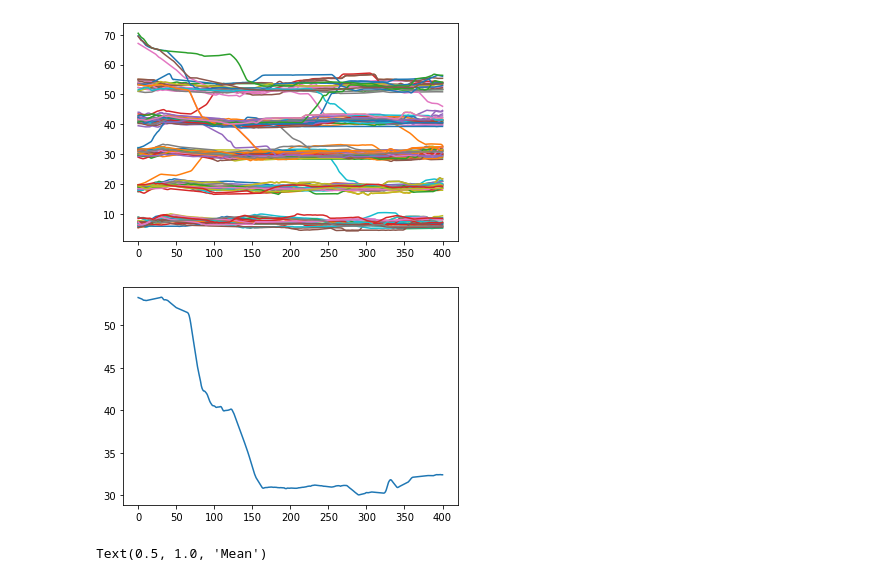
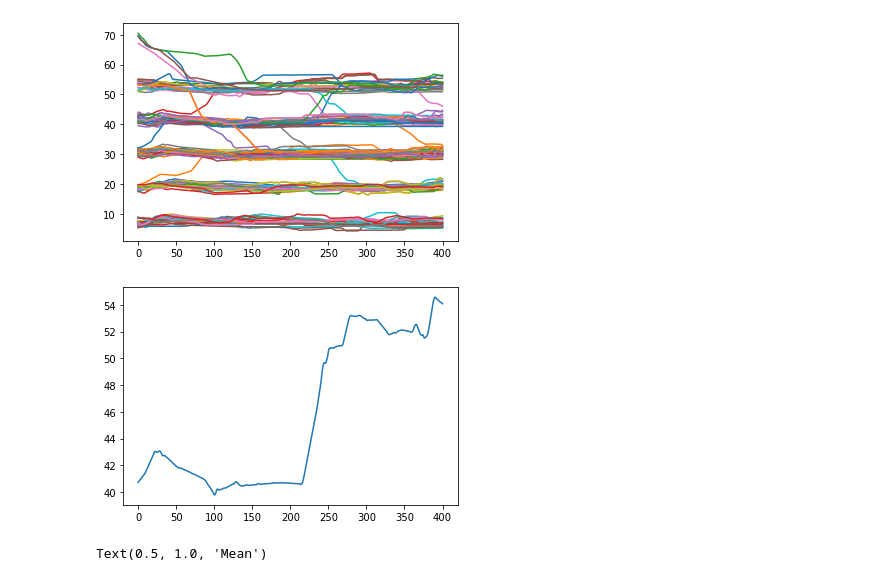
Before and after one commit to thinhhoang95/anomaly-detection-ngsim2, a Jupyter notebook: lanechange/lcsps_test_3.ipynb, the cells around one changed output. Drawn from its saved outputs; the diff is of its cells as text; code cells hidden in the pictures.

```diff
--- a/lanechange/lcsps_test_3.ipynb
+++ b/lanechange/lcsps_test_3.ipynb
@@ -30,16 +31,16 @@ for i in range(xvec.shape[0]):
 # %% [output]
 [figure]
 # %%
-sample_traj = xvec[111,:]
+sample_traj = xvec[112,:]
 
 # sample_traj = np.zeros_like(mean)
 # sample_traj[:24] = (lcdts[0].reshape((-1,1)) - mean)[0]
 # sample_traj[24:] = (lcdts[0].reshape((-1,1)) - mean)[:-24]
 # sample_traj = xvec[16,:]
 plt.plot(sample_traj)
 plt.show()
 # %% [output]
-[figure, old version]
+[figure, new version]
 # %%
 plt.subplot(2,1,1)
 for i in range(basis.shape[1]):
```
Also changed, not shown: parts of 15 cells of this notebook, 4 other files.
